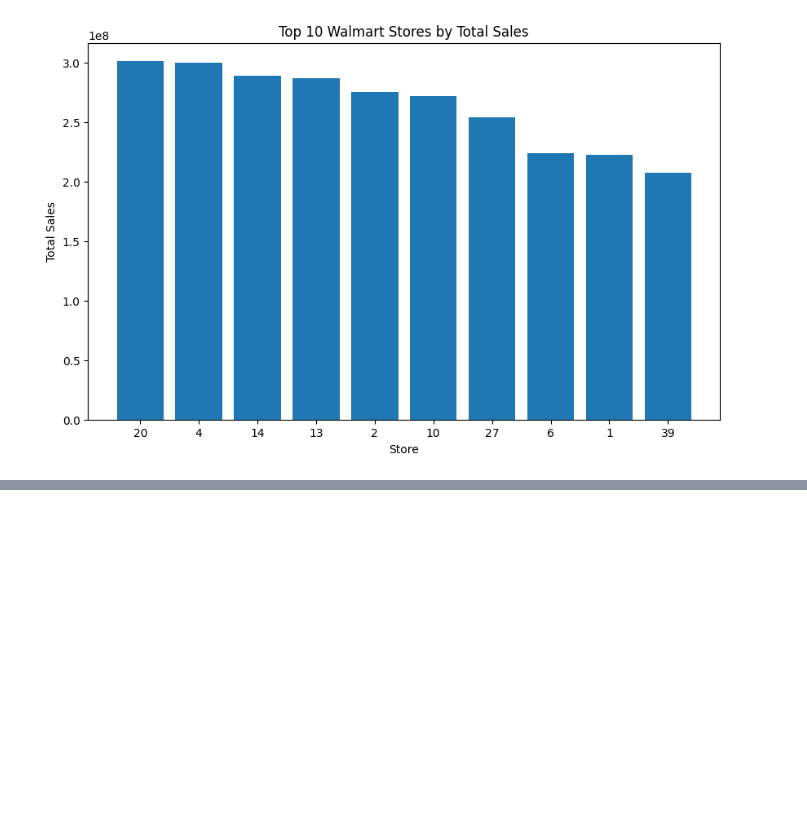
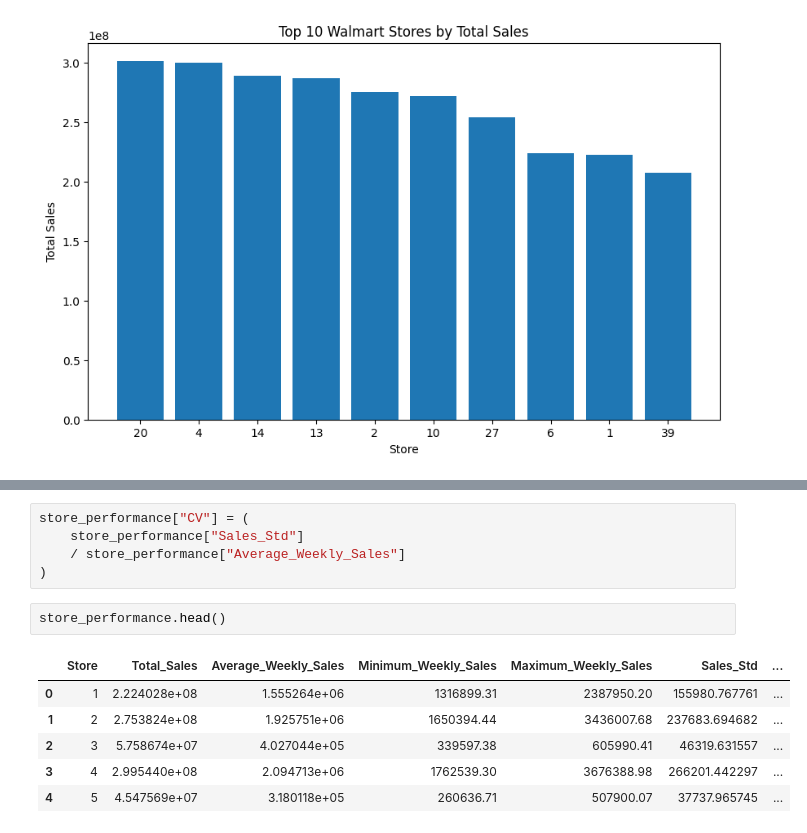
Before and after one commit to rangadaschakravarthy/Walmart-Sales-Analysis, a Jupyter notebook: notebooks/02_eda.ipynb, the cells around one changed output, grey strips where cells are left out. Cells and saved outputs as stored; diff of their text form; blank space fills up the shorter version.

```diff
--- a/notebooks/02_eda.ipynb
+++ b/notebooks/02_eda.ipynb
@@ -903,0 +980,14 @@ plt.show()
+# %%
+store_performance["CV"] = (
+    store_performance["Sales_Std"]
+    / store_performance["Average_Weekly_Sales"]
+)
+# %%
+store_performance.head()
+# %% [output]
+|  | Store | Total_Sales | Average_Weekly_Sales | Minimum_Weekly_Sales | Maximum_Weekly_Sales | Sales_Std | ... |
+| 0 | 1 | 2.224028e+08 | 1.555264e+06 | 1316899.31 | 2387950.20 | 155980.767761 | ... |
+| 1 | 2 | 2.753824e+08 | 1.925751e+06 | 1650394.44 | 3436007.68 | 237683.694682 | ... |
+| 2 | 3 | 5.758674e+07 | 4.027044e+05 | 339597.38 | 605990.41 | 46319.631557 | ... |
+| 3 | 4 | 2.995440e+08 | 2.094713e+06 | 1762539.30 | 3676388.98 | 266201.442297 | ... |
+| 4 | 5 | 4.547569e+07 | 3.180118e+05 | 260636.71 | 507900.07 | 37737.965745 | ... |
```
Also changed, not shown: parts of 7 cells of this notebook, 1 other file.
